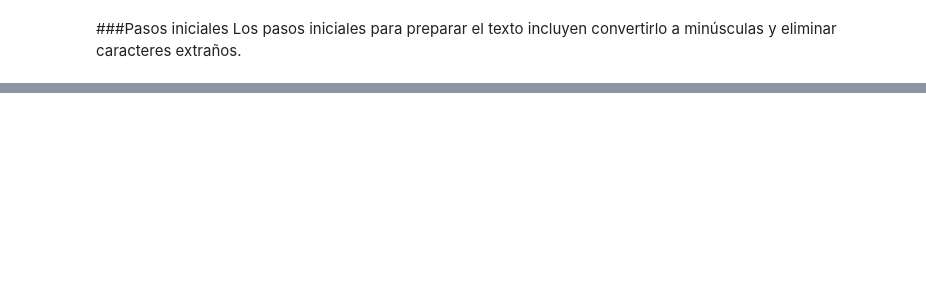
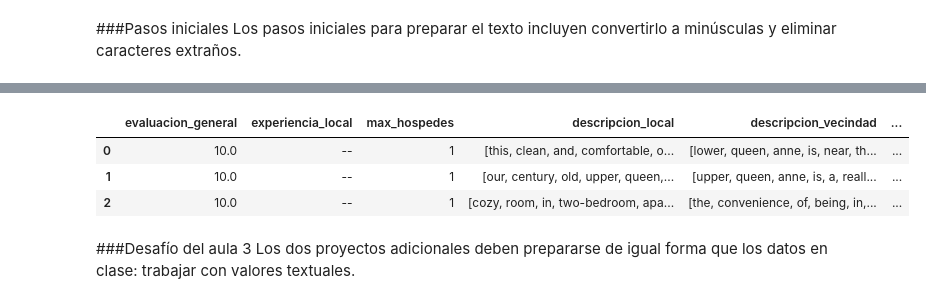
Before and after one commit to JLuceroVasquez/pandas-manipulacion-transformacion-de-datos, a Jupyter notebook: cuaderno_clases.ipynb, the cells around one changed output, grey strips where cells are left out. Drawn from its saved outputs; the diff is of its cells as text; code cells hidden in the pictures; blank space fills up the shorter version.

```diff
--- a/cuaderno_clases.ipynb
+++ b/cuaderno_clases.ipynb
@@ -398,0 +481,16 @@ hosting_normalizado_df['descripcion_local'] = hosting_normalizado_df['descripcio
+# %%
+#Se detecta caraterés no deseados en la columna "comodidades".
+hosting_normalizado_df['comodidades'] = hosting_normalizado_df['comodidades'].str.replace('\{|}|\"', '', regex=True)
+
+#Se tokeniza los registros tipo texto en lista de palabras con split.
+hosting_normalizado_df['comodidades'] = hosting_normalizado_df['comodidades'].str.split(',')
+# %%
+hosting_normalizado_df.head(3)
+# %% [output]
+|  | evaluacion_general | experiencia_local | max_hospedes | descripcion_local | descripcion_vecindad | ... |
+| 0 | 10.0 | -- | 1 | [this, clean, and, comfortable, o... | [lower, queen, anne, is, near, th... | ... |
+| 1 | 10.0 | -- | 1 | [our, century, old, upper, queen,... | [upper, queen, anne, is, a, reall... | ... |
+| 2 | 10.0 | -- | 1 | [cozy, room, in, two-bedroom, apa... | [the, convenience, of, being, in,... | ... |
+# %% [markdown]
+###Desafío del aula 3
+Los dos proyectos adicionales deben prepararse de igual forma que los datos en clase: trabajar con valores textuales.
```
Also changed, not shown: parts of 22 cells of this notebook.
